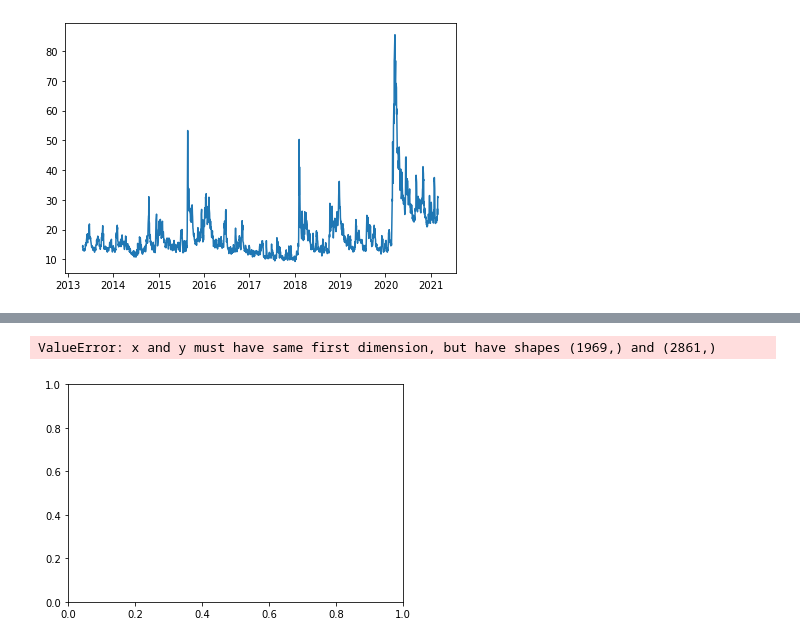
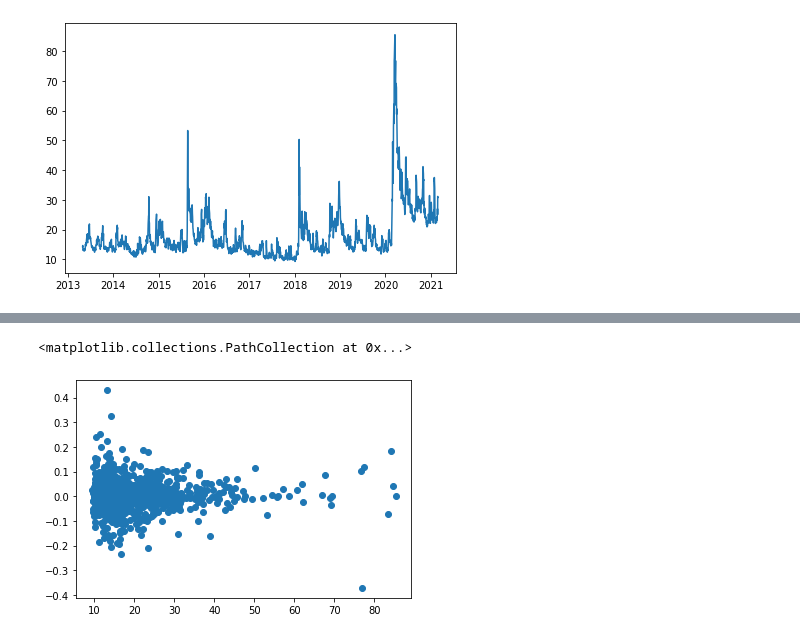
Before and after one commit to rickotten/I513-Project, a Jupyter notebook: Vix-Analysis.ipynb, the cells around one changed output, grey strips where cells are left out. Saved outputs shown, nothing was run; the diff lists cells and outputs as text; code cells hidden in the pictures.

```diff
--- a/Vix-Analysis.ipynb
+++ b/Vix-Analysis.ipynb
@@ -130,6 +135,6 @@ plt.plot(coin_return.index, coin_return['coin_return'])
 # %%
 # Now let's try volatility vs coin return
-plt.plot(vix_df_copy['High'], coin_return['coin_return'])
+plt.scatter(vix_df_copy['High'], coin_return['coin_return'])
 # %% [output]
-ValueError: x and y must have same first dimension, but have shapes (1969,) and (2861,)
+<matplotlib.collections.PathCollection at 0x...>
-[figure, old version]
+[figure, new version]
```
Also changed, not shown: parts of 4 cells of this notebook, 1 other file.
